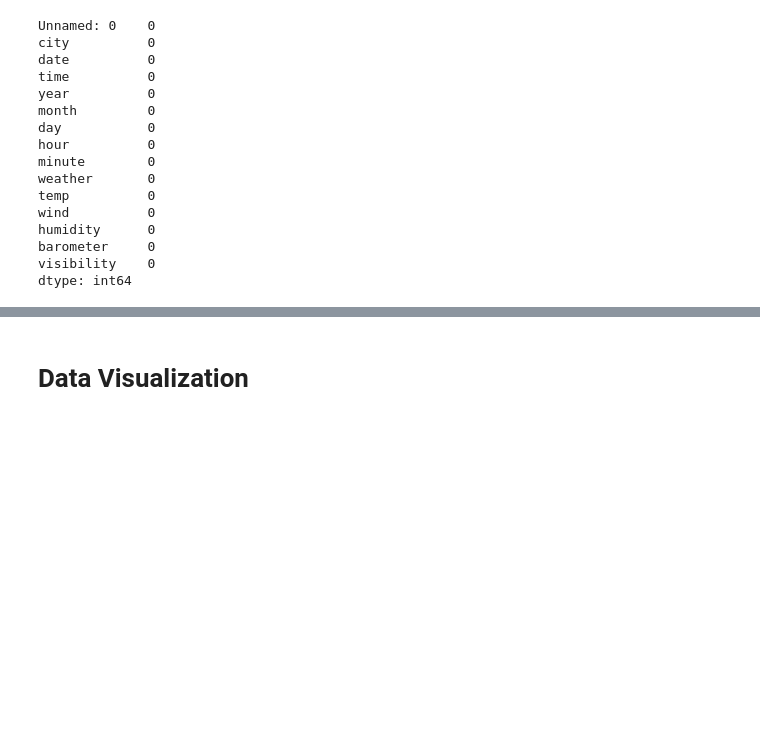
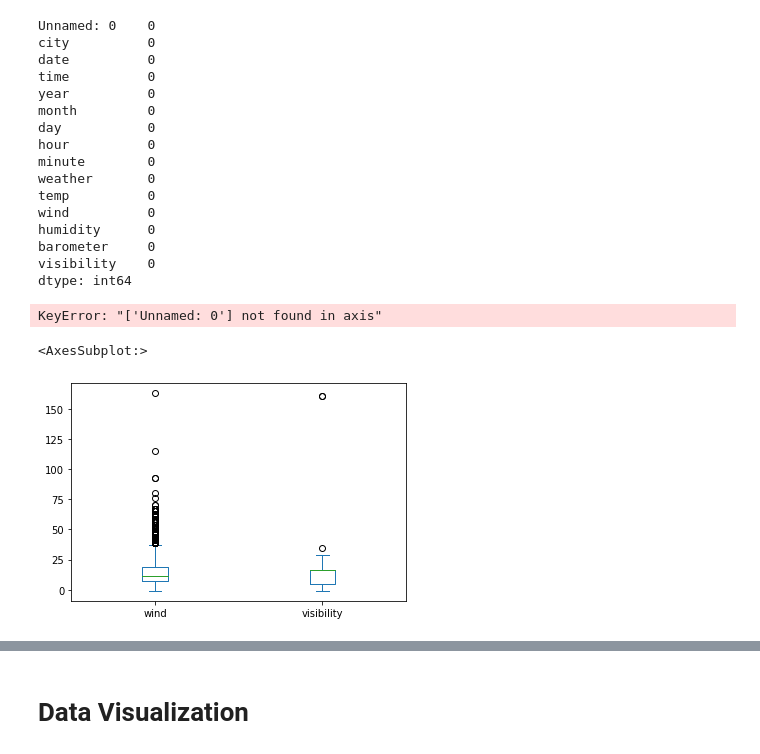
Before and after one commit to M0hannad/KSA_Weather_Prediction, a Jupyter notebook: Notebook/PROJECT.ipynb, the cells around one changed output, grey strips where cells are left out. Cells and saved outputs as stored; diff of their text form; code cells hidden in the pictures; blank space fills up the shorter version.

```diff
--- a/Notebook/PROJECT.ipynb
+++ b/Notebook/PROJECT.ipynb
@@ -180,3 +138,14 @@ humidity      0
 barometer     0
 visibility    0
 dtype: int64
+# %%
+df2 = df.drop(['Unnamed: 0'], axis=1, inplace=True)
+# %% [output]
+KeyError: "['Unnamed: 0'] not found in axis"
+# %%
+# Creating box plot to check for extreme value
+
+df[['wind', 'visibility']].plot(kind='box')
+# %% [output]
+<AxesSubplot:>
+[figure, added]
```
Also changed, not shown: parts of 21 cells of this notebook.
